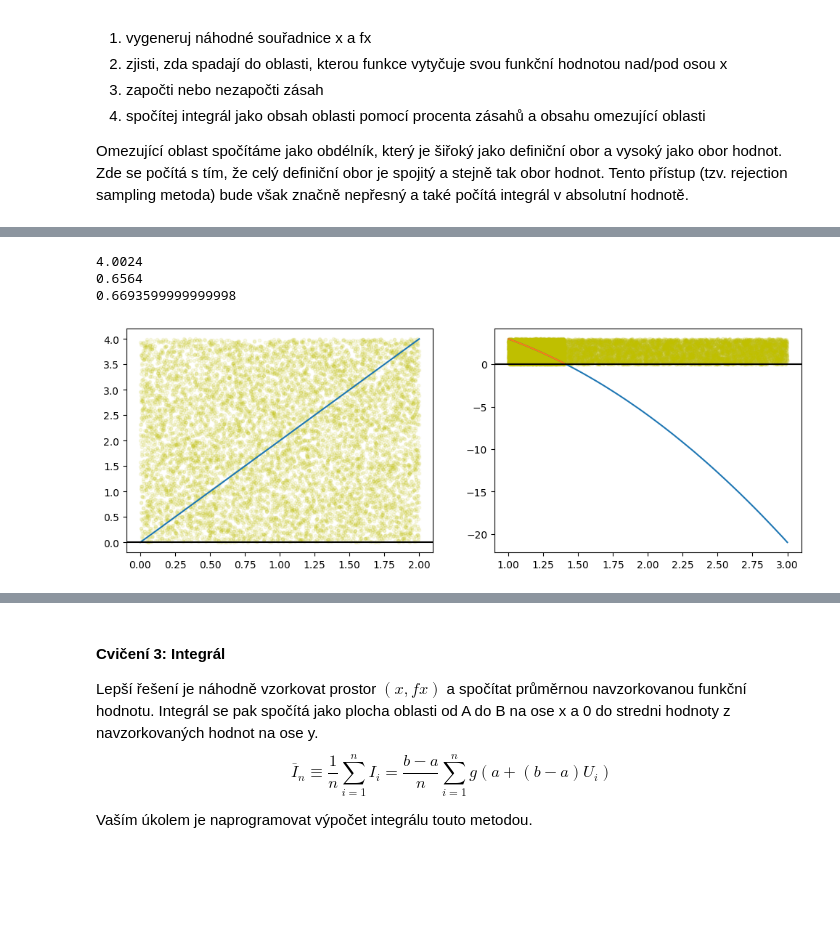
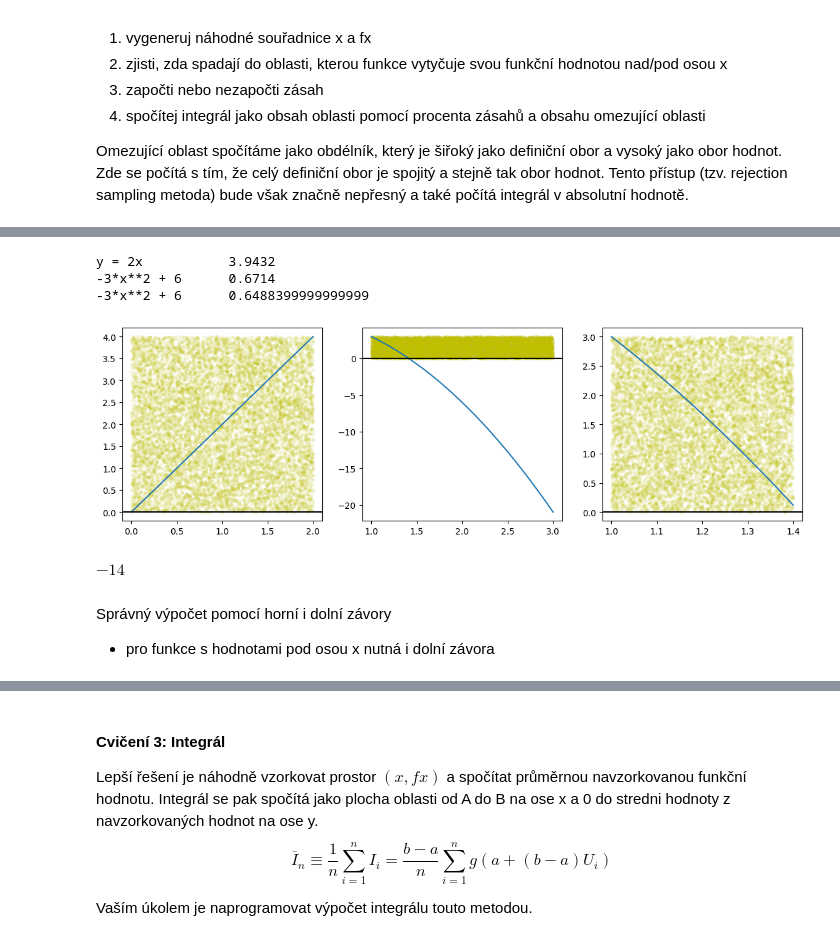
Before and after one commit to pkbcz/MSW2, a Jupyter notebook: 11 Integrace.ipynb, the cells around one changed output, grey strips where cells are left out. Saved outputs shown, nothing was run; the diff lists cells and outputs as text; code cells hidden in the pictures; blank space fills up the shorter version.

```diff
--- a/11 Integrace.ipynb
+++ b/11 Integrace.ipynb
@@ -100,10 +105,10 @@ $$
 S = h \left[\frac{f(a) + f(b)}{2}\right] + h\sum_{i=1}^{n-1} f(x_i)
 $$
 # %%
-n = int((b-a)//dx)+1                # počet dělení
-integral = f(a) + f(b)              # násobení h/2 až na konci
-for i in range(1, n):
-    integral += 2*f(a+i*dx)
-integral *= dx/2
-print(integral)
+n = int((b-a) // dx) + 1            # počet dělení (dx = h)
+integral = (f(a) + f(b)) / 2        # závorka (násobení h až na konci) - často se dvojkou dělí na konci (suma se počítá dvakrát)
+for i in range(1, n):               # suma
+    integral += f(a + i*dx)
+integral *= dx                      # násobení h
+print("Newton-Cotes:", integral)
 # %% [output]
@@ -287,16 +366,16 @@ from scipy import integrate
 def f(x):                                                   # definice funkce arccos(sin(x))
     return np.log(np.sin(x))
 
-xs = np.linspace(-2*np.pi, 2*np.pi, 100)                    # testovací hodnoty x
+xs = np.linspace(-2*np.pi, 2*np.pi, 500)                    # testovací hodnoty x
 
 #F_values = integrate.cumtrapz(f(xs), xs, initial=0)         # zastaralá metoda
 Fs = integrate.cumulative_trapezoid(f(xs), xs, initial=0)   # vypočet primitivní funkce numericky
 
-plt.plot(xs, f(xs))                                         # vykreslení f
+plt.plot(xs, f(xs))                                         # vykreslení f = log(sin(x))
 plt.plot(xs, Fs)                                            # vykreslení F
-plt.plot(xs, np.sin(xs))
+plt.plot(xs, np.sin(xs), color="y", alpha=0.2)              # sin pro porovnání
 plt.axhline(y=0, color='k')
-for i in range(-1, 3):                                       # 5 přímek v intervalu [0, 2*np.pi]
+for i in range(-1, 3):                                      # 5 přímek v intervalu [0, 2*np.pi]
     plt.axvline(i*np.pi, color='c', linestyle='--')         # perioda pi
 
 plt.ylim(-4,1.1)
@@ -548,33 +712,46 @@ plt.show()
 # %%
-# původní
+# původní podoba
 i = 0                                                       # počitadlo grafů
-fig, axs = plt.subplots(1, 2, figsize=(12, 4))              # 12" šířka, 4" výška
+fig, axs = plt.subplots(1, 3, figsize=(14, 4))              # 12" šířka, 4" výška
 def zobraz(a, b, f, xs, fxs):
     x = np.linspace(a, b, 100)
     axs.flat[i].plot(x, f(x))
     axs.flat[i].axhline(y=0, color='k')
     axs.flat[i].scatter(xs, fxs, marker=".", color='y', alpha=0.1)
 
 def integral(a, b, f, pocet_vzorku):
     max_f = max(f(np.linspace(a, b, 100000)))               # horní závora
     xs = np.random.uniform(a, b, pocet_vzorku)              # náhodné hodnoty x (mezi a a b)
     fxs = np.random.uniform(0, max_f, pocet_vzorku)         # náhodné funkční hodnoty (pro porovnání)
     hits = sum([1 for x, fx in zip(xs, fxs) if fx <= f(x)]) # spočítá hodnoty pod křivkou
     zobraz(a, b, f, xs, fxs)
     return (b-a)*max_f*hits/pocet_vzorku                    # obsah obdélníku
 
-# int_0^2(2*x) = 0^2[x**2] = 4 - 0 = 4
-print(integral(a=0, b=2, f=lambda x: 2*x, pocet_vzorku=10000))
+# int_0^2(2*x) = _0^2[x**2] = 4 - 0 = 4
+print("y = 2x\t\t", integral(a=0, b=2, f=lambda x: 2*x, pocet_vzorku=10000))
 i += 1
 
-# int_1^3(-3x**2+6) = 1^3[-x**3+6x] = [-3**3 + 6*3] - [-1**3 + 6*1] =  [-27 + 18] - [-1 + 6] = -9 -5 = -14
-print(integral(a=1, b=3, f=lambda x: -3*x**2 + 6, pocet_vzorku=10000))
-print(integral(a=1, b=1.4, f=lambda x: -3*x**2 + 6, pocet_vzorku=10000))
+# int_1^3(-3x**2+6) = _1^3[-x**3+6x] = [-3**3 + 6*3] - [-1**3 + 6*1] =  [-27 + 18] - [-1 + 6] = -9 -5 = -14
+print("-3*x**2 + 6\t", integral(a=1, b=3, f=lambda x: -3*x**2 + 6, pocet_vzorku=10000))
+i += 1
+print("-3*x**2 + 6\t", integral(a=1, b=1.4, f=lambda x: -3*x**2 + 6, pocet_vzorku=10000))
 # pod osou y se příspěvky neprojeví
 
 plt.show()
 # %% [output]
-4.0024
-0.6564
-0.6693599999999998
+y = 2x           3.9432
+-3*x**2 + 6      0.6714
+-3*x**2 + 6      0.6488399999999999
-[figure, old version]
+[figure, new version]
+# %%
+# výpočet analyticky
+import sympy
+x = sympy.Symbol("x")
+f = -3*x**2 + 6
+F = sympy.integrate(f, (x, 1, 3))           # primitivní funkce
+F
+# %% [output]
+$\displaystyle -14$
+# %% [markdown]
+Správný výpočet pomocí horní i dolní závory
+- pro funkce s hodnotami pod osou x nutná i dolní závora
```
Also changed, not shown: parts of 47 cells of this notebook.
